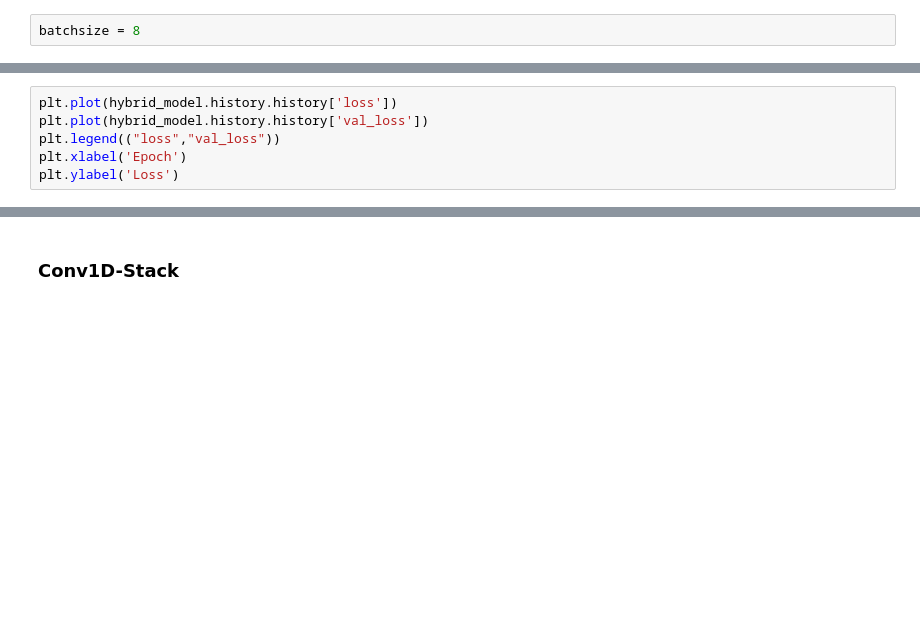
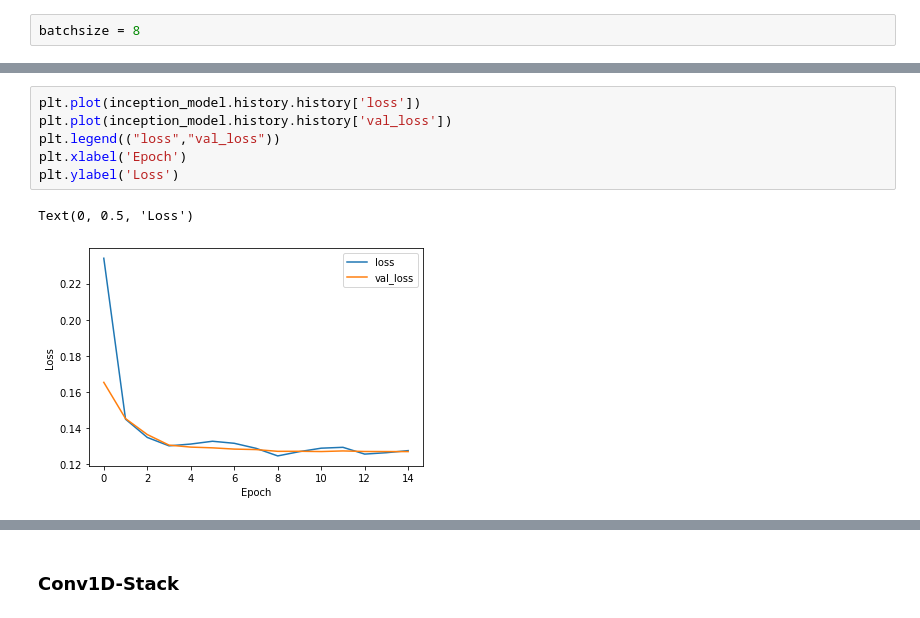
Before and after one commit to lordtt13/capstone-ecg-classification, a Jupyter notebook: classification-results.ipynb, the cells around one changed output, grey strips where cells are left out. Cells and saved outputs as stored; diff of their text form; blank space fills up the shorter version.

```diff
--- a/classification-results.ipynb
+++ b/classification-results.ipynb
@@ -150,7 +236,10 @@ plt.ylabel('Accuracy')
 # %%
-plt.plot(hybrid_model.history.history['loss'])
-plt.plot(hybrid_model.history.history['val_loss'])
+plt.plot(inception_model.history.history['loss'])
+plt.plot(inception_model.history.history['val_loss'])
 plt.legend(("loss","val_loss"))
 plt.xlabel('Epoch')
 plt.ylabel('Loss')
+# %% [output]
+Text(0, 0.5, 'Loss')
+[figure, added]
 # %%
```
Also changed, not shown: parts of 27 cells of this notebook.
